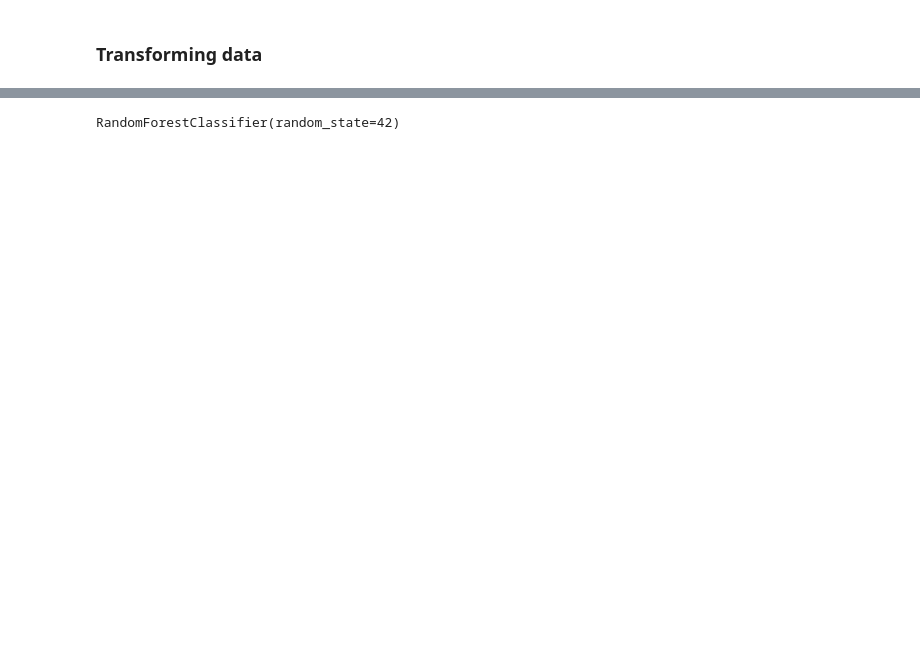
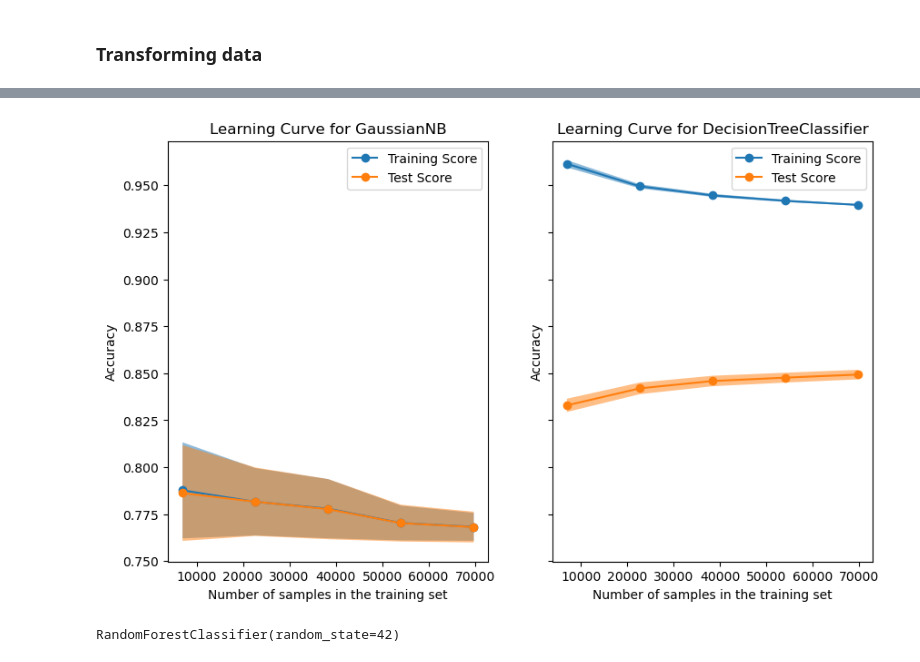
Before and after one commit to asfkfjhe/FDV, a Jupyter notebook: aviation_prediction/aviation_predicion.ipynb, the cells around one changed output, grey strips where cells are left out. Saved outputs shown, nothing was run; the diff lists cells and outputs as text; code cells hidden in the pictures; blank space fills up the shorter version.

```diff
--- a/aviation_prediction/aviation_predicion.ipynb
+++ b/aviation_prediction/aviation_predicion.ipynb
@@ -591,5 +682,9 @@ from sklearn.model_selection import train_test_split
 from sklearn.metrics import accuracy_score
 # %%
 
-X = data.drop(columns='Investigation.Type')
-y = data['Investigation.Type']
+X = data.drop(columns='Injury.Severity')
+y = data['Injury.Severity']
+# %%
+
+X_m = data_with_median.drop(columns='Injury.Severity')
+y_m = data_with_median['Injury.Severity']
@@ -596,3 +696,5 @@ y = data['Investigation.Type']
 # %%
 # Split the data into training and testing sets
 X_train, X_test, y_train, y_test = train_test_split(X, y, test_size=0.2, random_state=42)
+# %%
+X_tr, X_te, y_tr, y_te = train_test_split(X_m, y_m, test_size=0.2, random_state=42)
@@ -598,0 +717,7 @@ X_train, X_test, y_train, y_test = train_test_split(X, y, test_size=0.2, random_
+# %%
+from sklearn.metrics import classification_report
+from sklearn import tree
+clf = tree.DecisionTreeClassifier()
+clf = clf.fit(X_tr, y_tr)
+y_pre = clf.predict(X_te)
+print(classification_report(y_te, y_pre))
@@ -599,3 +776,30 @@ X_train, X_test, y_train, y_test = train_test_split(X, y, test_size=0.2, random_
+# %%
+
+
+from sklearn.model_selection import LearningCurveDisplay, ShuffleSplit
+from sklearn.naive_bayes import GaussianNB
+
+fig, ax = plt.subplots(nrows=1, ncols=2, figsize=(10, 6), sharey=True)
+naive_bayes = GaussianNB()
+common_params = {
+    "X": X,
+    "y": y,
+    "train_sizes": np.linspace(0.1, 1.0, 5),
+    "cv": ShuffleSplit(n_splits=50, test_size=0.2, random_state=0),
+    "score_type": "both",
+    "n_jobs": 4,
+    "line_kw": {"marker": "o"},
+    "std_display_style": "fill_between",
+    "score_name": "Accuracy",
+}
+
+for ax_idx, estimator in enumerate([naive_bayes, clf]):
+    LearningCurveDisplay.from_estimator(estimator, **common_params, ax=ax[ax_idx])
+    handles, label = ax[ax_idx].get_legend_handles_labels()
+    ax[ax_idx].legend(handles[:2], ["Training Score", "Test Score"])
+    ax[ax_idx].set_title(f"Learning Curve for {estimator.__class__.__name__}")
+# %% [output]
+[figure, added]
 # %%
 # Initialize the Random Forest classifier
 rf_classifier = RandomForestClassifier(n_estimators=100, random_state=42)
```
Also changed, not shown: parts of 65 cells of this notebook, 7 other files.
